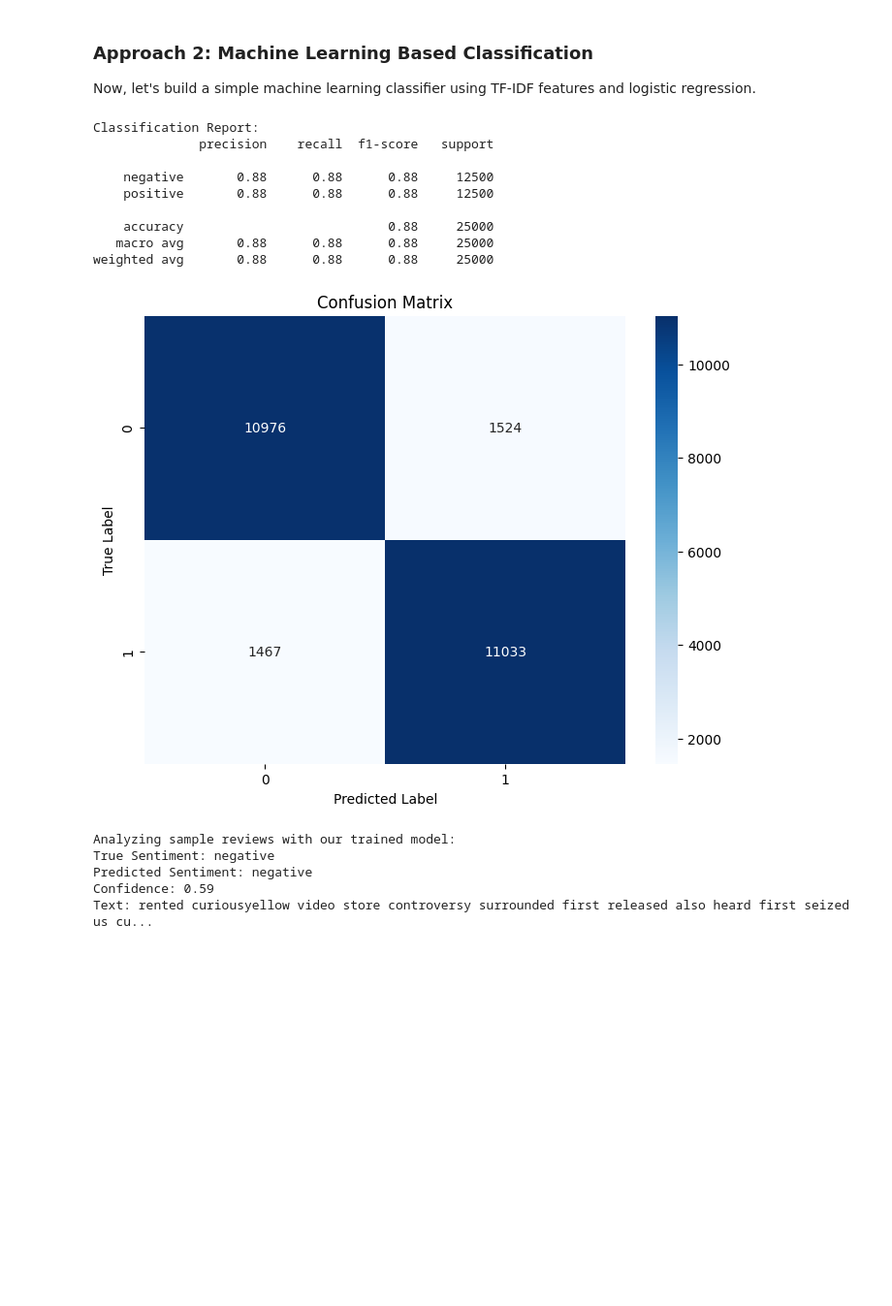
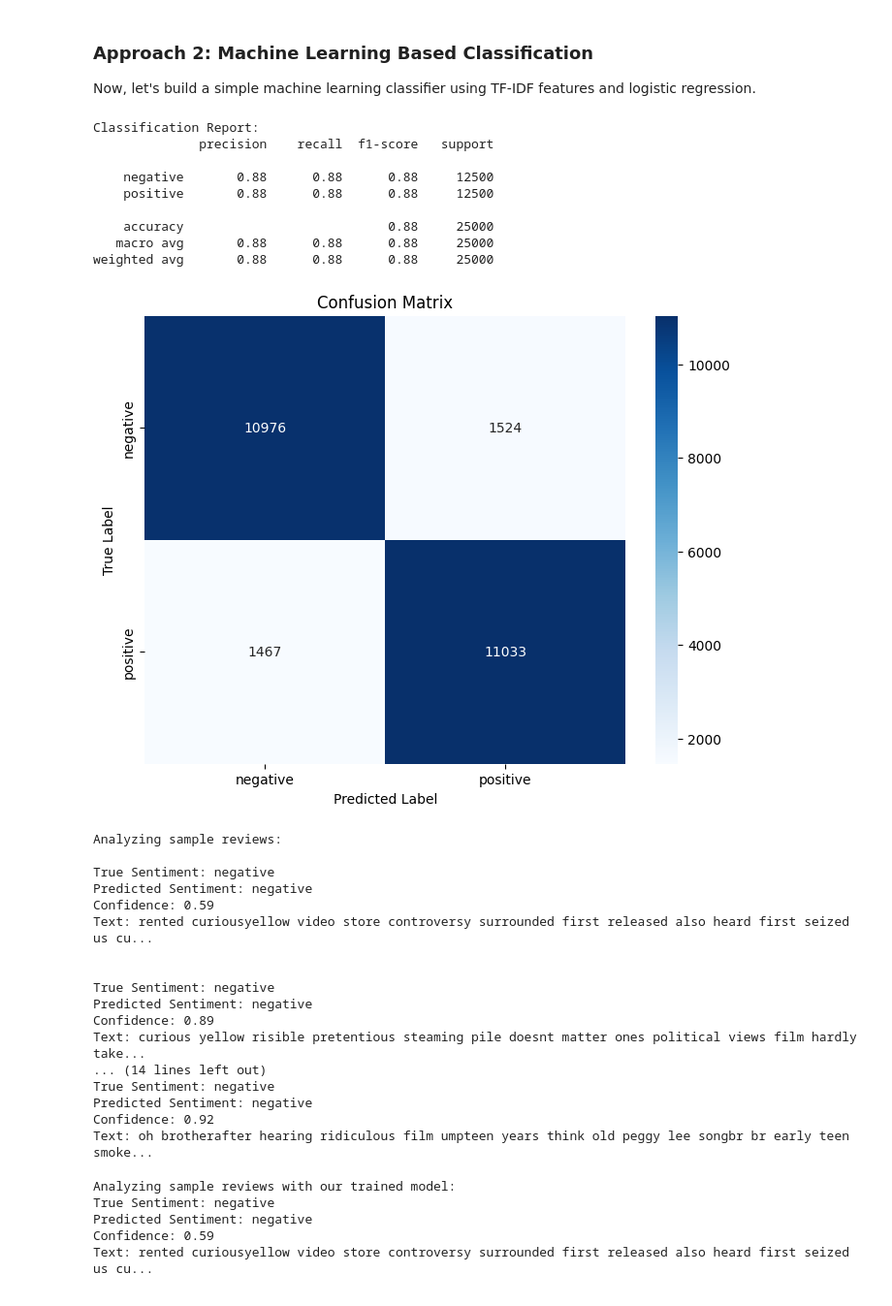
Before and after one commit to calmrocks/master-machine-learning-engineer, a Jupyter notebook: BasicModels/NLP.ipynb, the cells around one changed output. Shown at 97% size. Cells and saved outputs as stored; diff of their text form; code cells hidden in the pictures; blank space fills up the shorter version.

```diff
--- a/BasicModels/NLP.ipynb
+++ b/BasicModels/NLP.ipynb
@@ -337,43 +337,85 @@ Now, let's build a simple machine learning classifier using TF-IDF features and
 from sklearn.feature_extraction.text import TfidfVectorizer
 from sklearn.linear_model import LogisticRegression
 from sklearn.metrics import classification_report, confusion_matrix
+from sklearn.preprocessing import LabelEncoder
 import seaborn as sns
+
+# Convert string labels to numeric values
+le = LabelEncoder()
+train_labels = le.fit_transform(train_df['sentiment'])
+test_labels = le.transform(test_df['sentiment'])
 
 # Create TF-IDF features
 tfidf = TfidfVectorizer(max_features=5000)
 X_train = tfidf.fit_transform(train_df['cleaned_review'])
 X_test = tfidf.transform(test_df['cleaned_review'])
 
 # Train logistic regression
 lr_model = LogisticRegression(max_iter=1000)
-lr_model.fit(X_train, train_df['sentiment'])
+lr_model.fit(X_train, train_labels)
 
 # Make predictions
 y_pred = lr_model.predict(X_test)
 
-# Print classification report
+# Print classification report with label names
 print("Classification Report:")
-print(classification_report(test_df['sentiment'], y_pred))
+print(classification_report(test_labels, y_pred,
+                          target_names=le.classes_))
 
 # Plot confusion matrix
 plt.figure(figsize=(8, 6))
-cm = confusion_matrix(test_df['sentiment'], y_pred)
-sns.heatmap(cm, annot=True, fmt='d', cmap='Blues')
+cm = confusion_matrix(test_labels, y_pred)
+sns.heatmap(cm, annot=True, fmt='d', cmap='Blues',
+            xticklabels=le.classes_,
+            yticklabels=le.classes_)
 plt.title('Confusion Matrix')
 plt.ylabel('True Label')
 plt.xlabel('Predicted Label')
 plt.show()
+
+# For sample review analysis, convert predictions back to labels
+print("\nAnalyzing sample reviews:")
+sample_reviews = train_df['cleaned_review'].head(5)
+sample_true_sentiments = train_df['sentiment'].head(5)
+
+for review, true_sentiment in zip(sample_reviews, sample_true_sentiments):
+    # Get prediction
+    review_tfidf = tfidf.transform([review])
+    prediction = lr_model.predict(review_tfidf)[0]
+    probability = lr_model.predict_proba(review_tfidf)[0]
+
+    print(f"\nTrue Sentiment: {true_sentiment}")
+    print(f"Predicted Sentiment: {le.inverse_transform([prediction])[0]}")
+    print(f"Confidence: {max(probability):.2f}")
+    print(f"Text: {review[:100]}...\n")
 # %% [output]
 Classification Report:
               precision    recall  f1-score   support
 
     negative       0.88      0.88      0.88     12500
     positive       0.88      0.88      0.88     12500
 
     accuracy                           0.88     25000
    macro avg       0.88      0.88      0.88     25000
 weighted avg       0.88      0.88      0.88     25000
-[figure, old version]
+[figure, new version]
+Analyzing sample reviews:
+
+True Sentiment: negative
+Predicted Sentiment: negative
+Confidence: 0.59
+Text: rented curiousyellow video store controversy surrounded first released also heard first seized us cu...
+
+
+True Sentiment: negative
+Predicted Sentiment: negative
+Confidence: 0.89
+Text: curious yellow risible pretentious steaming pile doesnt matter ones political views film hardly take...
+... (14 lines left out)
+True Sentiment: negative
+Predicted Sentiment: negative
+Confidence: 0.92
+Text: oh brotherafter hearing ridiculous film umpteen years think old peggy lee songbr br early teen smoke...
 # %%
 # Analysis of sample reviews
 print("\nAnalyzing sample reviews with our trained model:")
```
Also changed, not shown: parts of 10 cells of this notebook.
